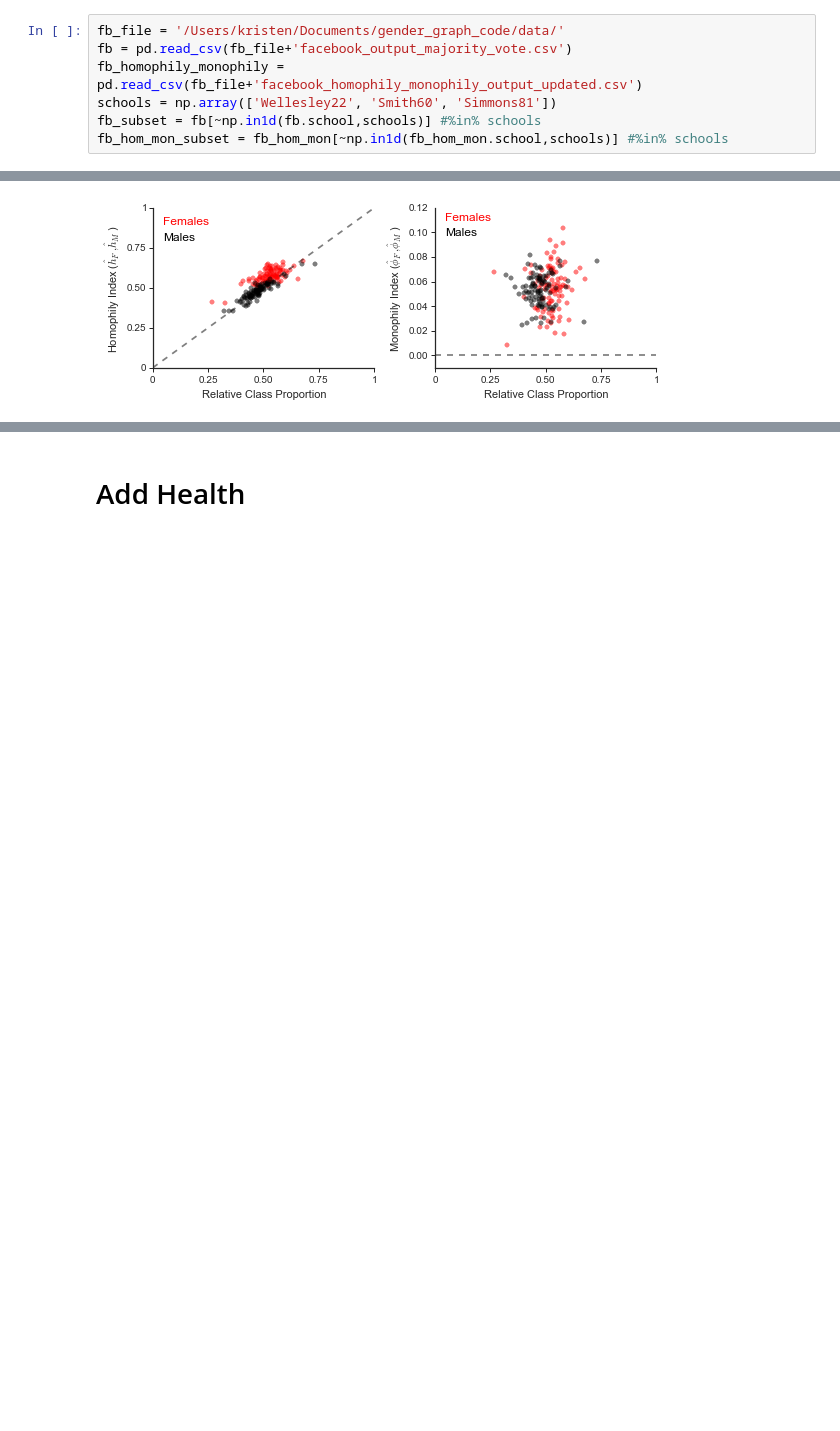
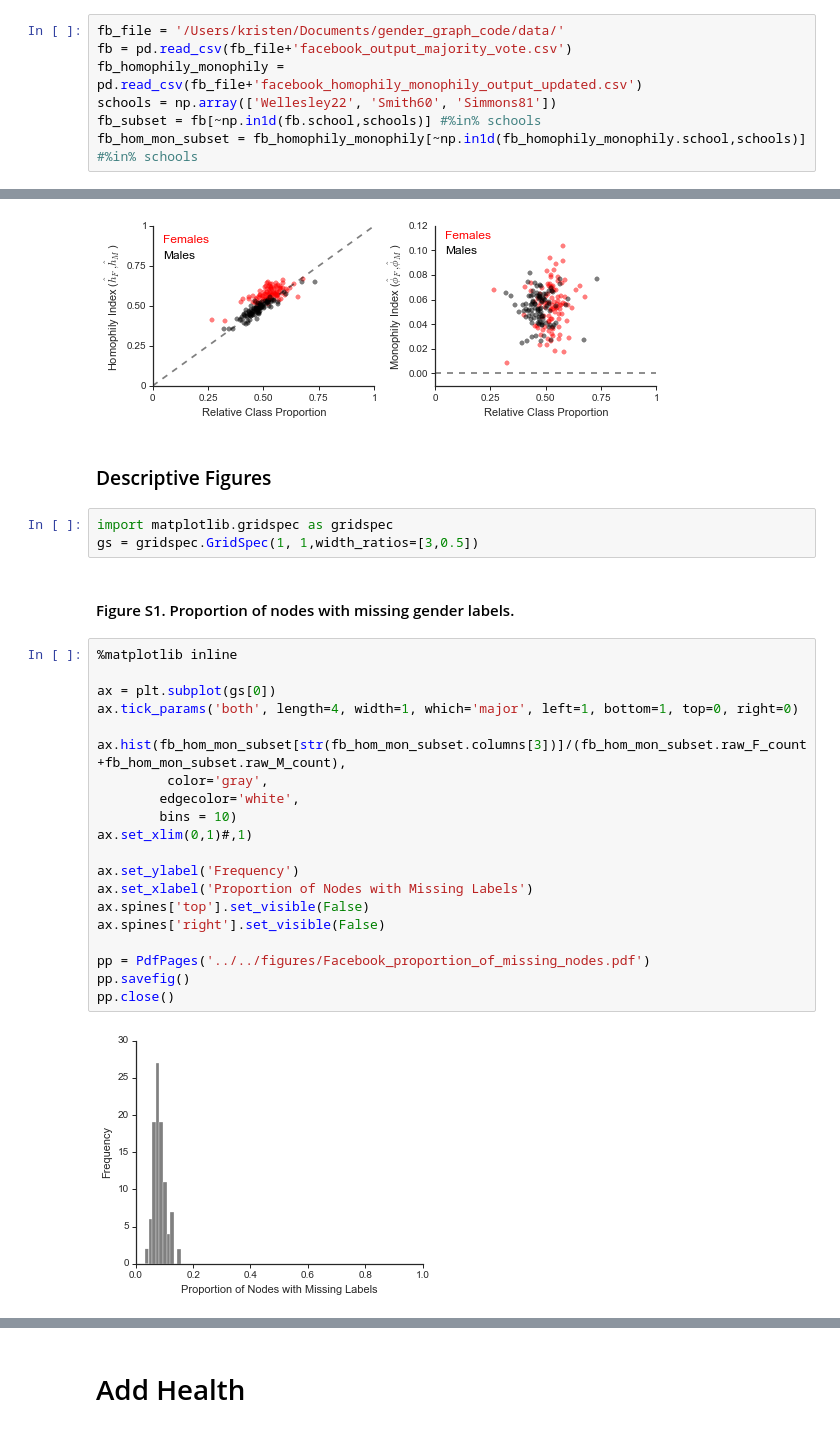
Before and after one commit to kaltenburger/gender_graph_code, a Jupyter notebook: code/0_analyze_FB100_AddHealth/d_All -- process all FB100 Schools and Add Health Schools.ipynb, the cells around one changed output, grey strips where cells are left out. Drawn from its saved outputs; the diff is of its cells as text; blank space fills up the shorter version.

```diff
--- a/code/0_analyze_FB100_AddHealth/d_All -- process all FB100 Schools and Add Health Schools.ipynb
+++ b/code/0_analyze_FB100_AddHealth/d_All -- process all FB100 Schools and Add Health Schools.ipynb
@@ -22,7 +22,7 @@ fb = pd.read_csv(fb_file+'facebook_output_majority_vote.csv')
 fb_homophily_monophily = pd.read_csv(fb_file+'facebook_homophily_monophily_output_updated.csv')
 schools = np.array(['Wellesley22', 'Smith60', 'Simmons81'])
 fb_subset = fb[~np.in1d(fb.school,schools)] #%in% schools
-fb_hom_mon_subset = fb_hom_mon[~np.in1d(fb_hom_mon.school,schools)] #%in% schools
+fb_hom_mon_subset = fb_homophily_monophily[~np.in1d(fb_homophily_monophily.school,schools)] #%in% schools
 # %%
 fb_final = fb_subset.merge(fb_homophily_monophily,
                 left_on='school', right_on='school', how='outer')
@@ -208,3 +208,32 @@ pp.savefig()
 pp.close()
 # %% [output]
 [figure]
+# %% [markdown]
+### Descriptive Figures
+# %%
+import matplotlib.gridspec as gridspec
+gs = gridspec.GridSpec(1, 1,width_ratios=[3,0.5])
+# %% [markdown]
+#### Figure S1. Proportion of nodes with missing gender labels.
+# %%
+%matplotlib inline
+
+ax = plt.subplot(gs[0])
+ax.tick_params('both', length=4, width=1, which='major', left=1, bottom=1, top=0, right=0)
+
+ax.hist(fb_hom_mon_subset[str(fb_hom_mon_subset.columns[3])]/(fb_hom_mon_subset.raw_F_count+fb_hom_mon_subset.raw_M_count),
+         color='gray',
+        edgecolor='white',
+        bins = 10)
+ax.set_xlim(0,1)#,1)
+
+ax.set_ylabel('Frequency')
+ax.set_xlabel('Proportion of Nodes with Missing Labels')
+ax.spines['top'].set_visible(False)
+ax.spines['right'].set_visible(False)
+
+pp = PdfPages('../../figures/Facebook_proportion_of_missing_nodes.pdf')
+pp.savefig()
+pp.close()
+# %% [output]
+[figure, added]
```
Also changed, not shown: parts of 2 cells of this notebook, 4 other files.
